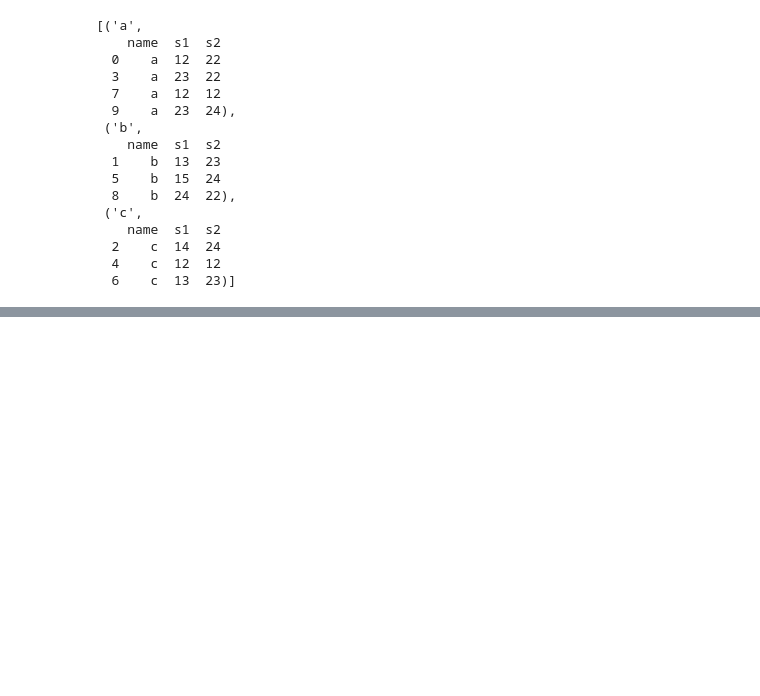
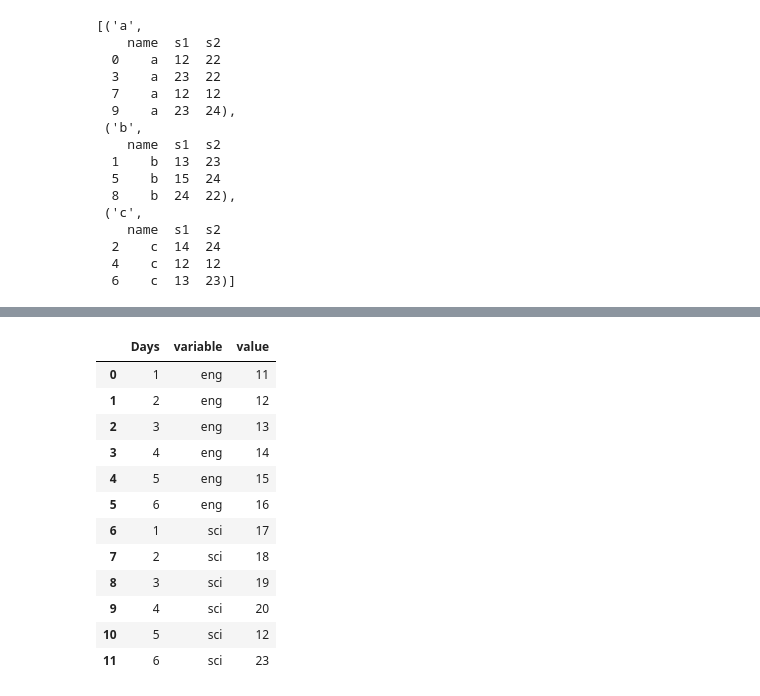
Before and after one commit to Anisha-Rijal-09/machine-learning-journey, a Jupyter notebook: pandas/pan1.ipynb, the cells around one changed output, grey strips where cells are left out. Saved outputs shown, nothing was run; the diff lists cells and outputs as text; code cells hidden in the pictures; blank space fills up the shorter version.

```diff
--- a/pandas/pan1.ipynb
+++ b/pandas/pan1.ipynb
@@ -242,0 +315,3 @@ li
+# %%
+var = pd.DataFrame({'Days':[1,2,3,4,5,6],'eng':[11,12,13,14,15,16],'sci':[17,18,19,20,12,23]})
+var
@@ -242,0 +346,16 @@ li
+# %%
+pd.melt(var,id_vars=['Days'])
+# %% [output]
+|  | Days | variable | value |
+| 0 | 1 | eng | 11 |
+| 1 | 2 | eng | 12 |
+| 2 | 3 | eng | 13 |
+| 3 | 4 | eng | 14 |
+| 4 | 5 | eng | 15 |
+| 5 | 6 | eng | 16 |
+| 6 | 1 | sci | 17 |
+| 7 | 2 | sci | 18 |
+| 8 | 3 | sci | 19 |
+| 9 | 4 | sci | 20 |
+| 10 | 5 | sci | 12 |
+| 11 | 6 | sci | 23 |
```
Also changed, not shown: parts of 23 cells of this notebook.
